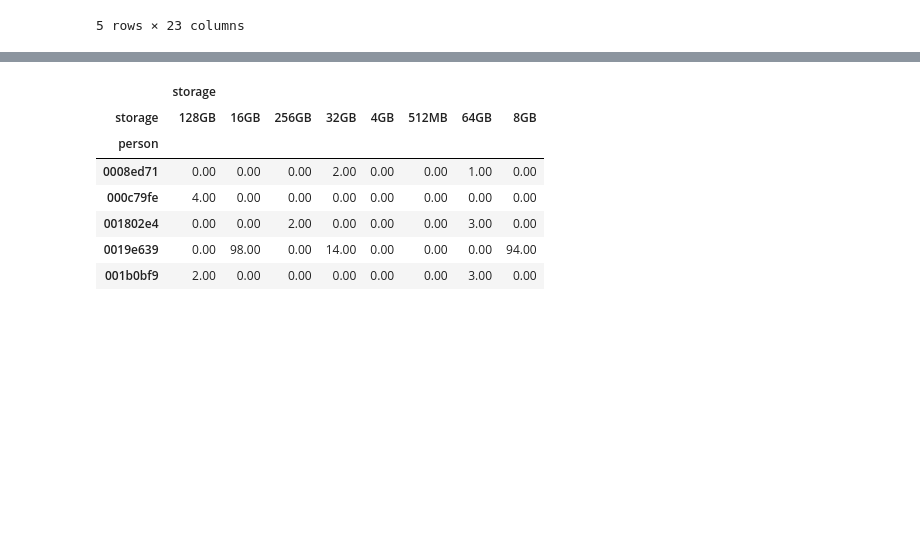
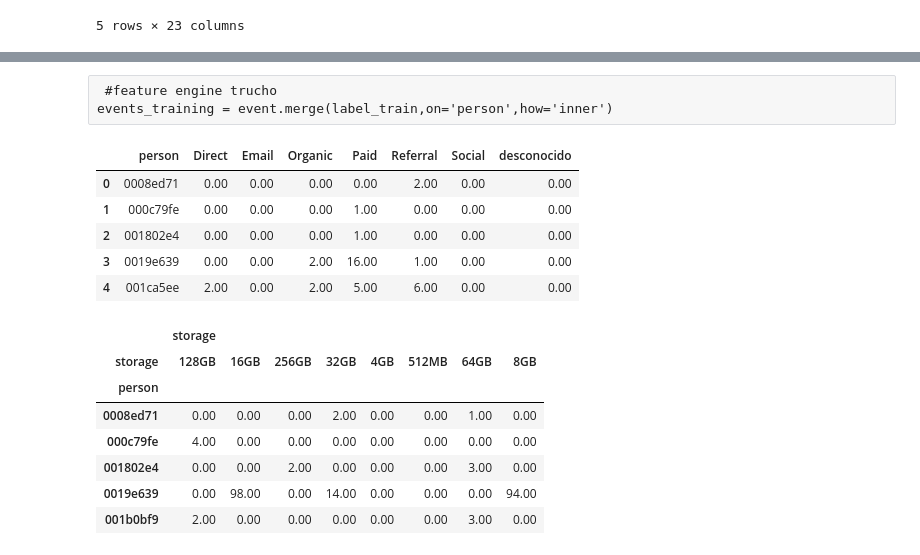
Before and after one commit to villanicr/tp2-datos, a Jupyter notebook: agreandocolumnas_m_s_c.ipynb, the cells around one changed output, grey strips where cells are left out. Cells and saved outputs as stored; diff of their text form; code cells hidden in the pictures; blank space fills up the shorter version.

```diff
--- a/agreandocolumnas_m_s_c.ipynb
+++ b/agreandocolumnas_m_s_c.ipynb
@@ -44,7 +44,3 @@ events_test.head()
 | 3 | 2018-05-18 00:11:56 | checkout | 4886f805 | NaN | 9,288.00 | Samsung Galaxy J7 Prime | Excelente | 32GB | Dourado | NaN | ... | ... |
 | 4 | 2018-05-18 00:11:35 | viewed product | 4886f805 | NaN | 9,287.00 | Samsung Galaxy J7 Prime | Muito Bom | 32GB | Dourado | NaN | ... | ... |
 5 rows × 23 columns
-# %%
- #feature engine trucho
-events_training = event.merge(label_train,on='person',how='inner')
-events_training.head()
@@ -59,3 +47,19 @@ events_training.head()
+# %% [raw]
+ #feature engine trucho
+events_training = event.merge(label_train,on='person',how='inner')
+# %%
+channel=events_training.groupby(['person','channel']).agg({'channel':'count'}).unstack()
+channel.columns=['Direct','Email','Organic','Paid','Referral','Social','desconocido']
+channel=channel.reset_index()
+channel=channel.fillna(0)
+channel.head()
+# %% [output]
+|  | person | Direct | Email | Organic | Paid | Referral | Social | desconocido |
+| 0 | 0008ed71 | 0.00 | 0.00 | 0.00 | 0.00 | 2.00 | 0.00 | 0.00 |
+| 1 | 000c79fe | 0.00 | 0.00 | 0.00 | 1.00 | 0.00 | 0.00 | 0.00 |
+| 2 | 001802e4 | 0.00 | 0.00 | 0.00 | 1.00 | 0.00 | 0.00 | 0.00 |
+| 3 | 0019e639 | 0.00 | 0.00 | 2.00 | 16.00 | 1.00 | 0.00 | 0.00 |
+| 4 | 001ca5ee | 2.00 | 0.00 | 2.00 | 5.00 | 6.00 | 0.00 | 0.00 |
 # %%
 events_training['date'] = pd.to_datetime(events_training['timestamp'])
 # %%
```
Also changed, not shown: parts of 4 cells of this notebook, 1 other file.
